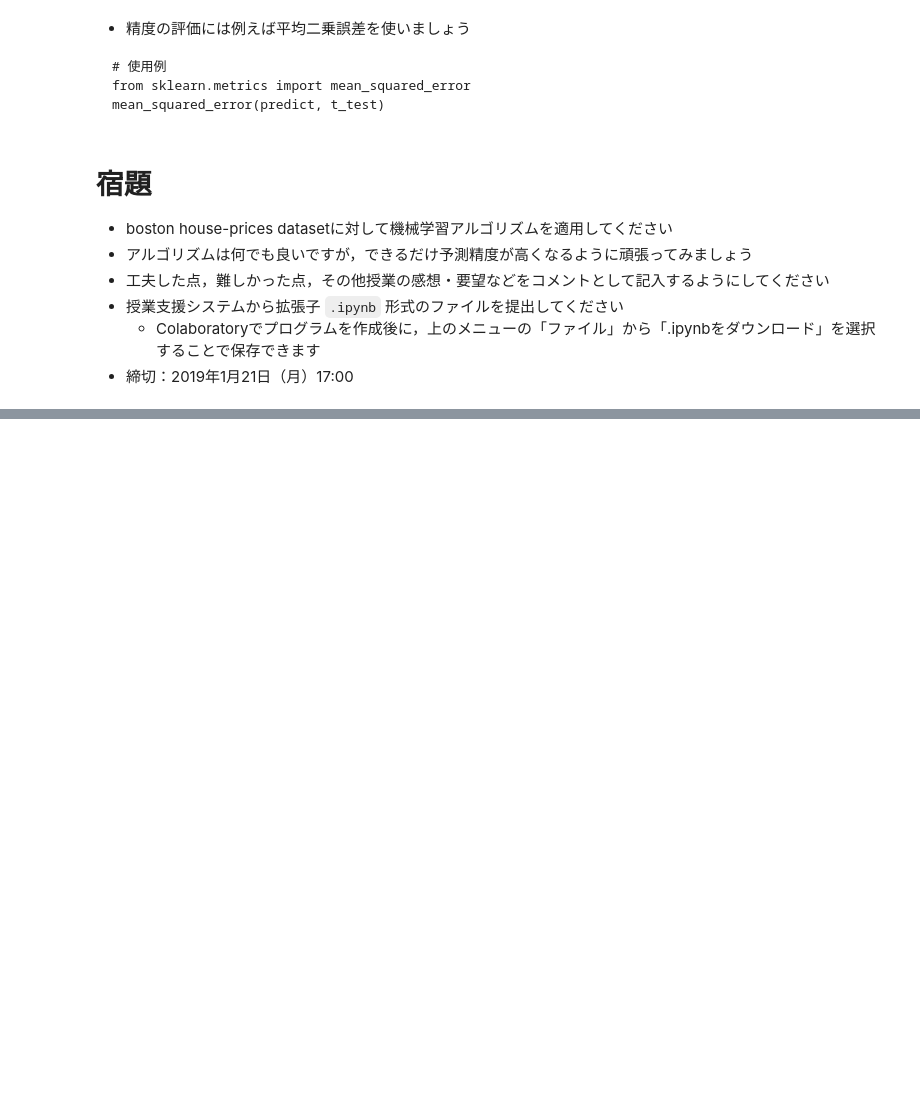
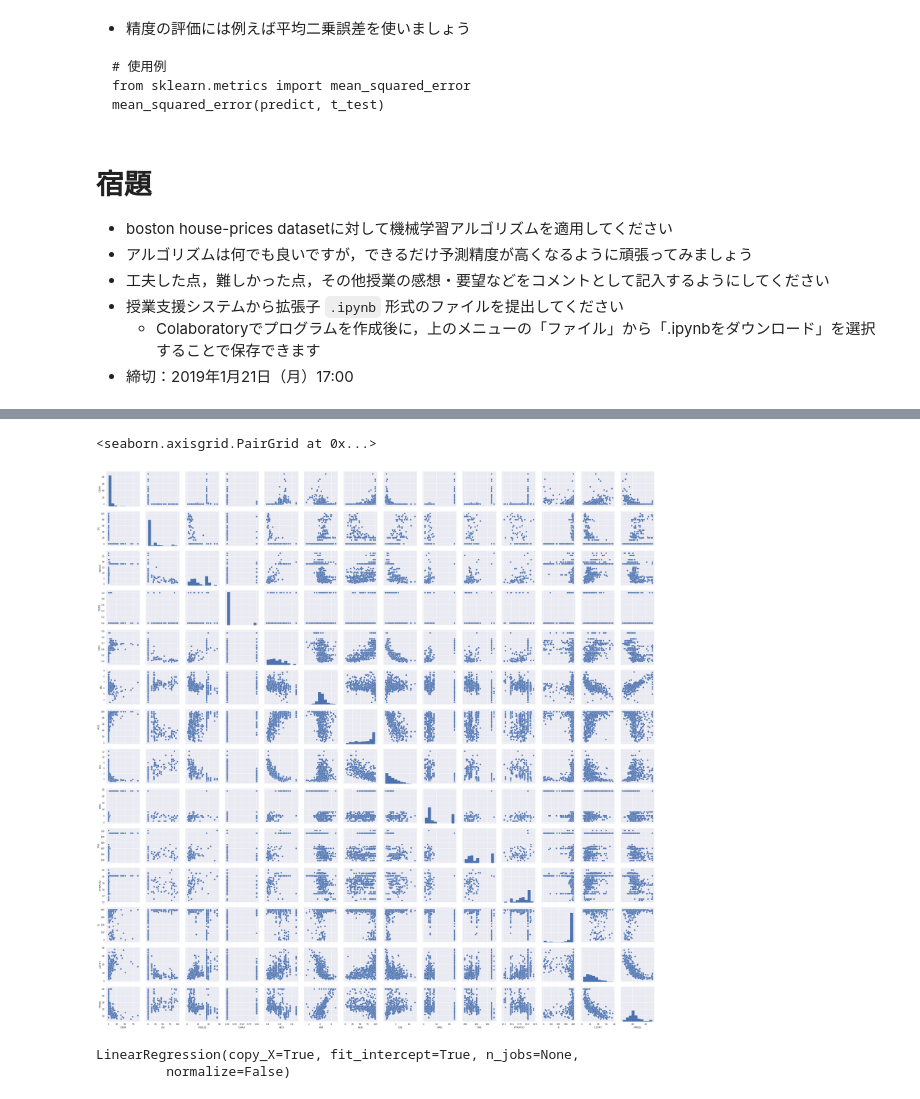
Before and after one commit to haruki0401/machine_learning, a Jupyter notebook: homework.ipynb, the cells around one changed output, grey strips where cells are left out. Drawn from its saved outputs; the diff is of its cells as text; code cells hidden in the pictures; blank space fills up the shorter version.

Commit message:
added linear regression

```diff
--- a/homework.ipynb
+++ b/homework.ipynb
@@ -55,0 +80,6 @@ mean_squared_error(predict, t_test)
+# %%
+# display data
+import pandas as pd
+boston_data_df=pd.DataFrame(boston_data.data,columns=boston_data.feature_names)
+boston_data_df['PRICE']=boston_data.target # add target column as PRICE
+boston_data_df.head()
@@ -55,0 +105,9 @@ mean_squared_error(predict, t_test)
+# %%
+# display pair plor
+%matplotlib inline
+import matplotlib.pyplot as plt
+import seaborn as sns
+sns.pairplot(boston_data_df)
+# %% [output]
+<seaborn.axisgrid.PairGrid at 0x...>
+[figure, added]
@@ -55,0 +118,8 @@ mean_squared_error(predict, t_test)
+# %%
+# learning model
+from sklearn.linear_model import LinearRegression
+sk_lin=LinearRegression()
+sk_lin.fit(X_train_RM,t_train)
+# %% [output]
+LinearRegression(copy_X=True, fit_intercept=True, n_jobs=None,
+         normalize=False)
```
Also changed, not shown: parts of 14 cells of this notebook.
